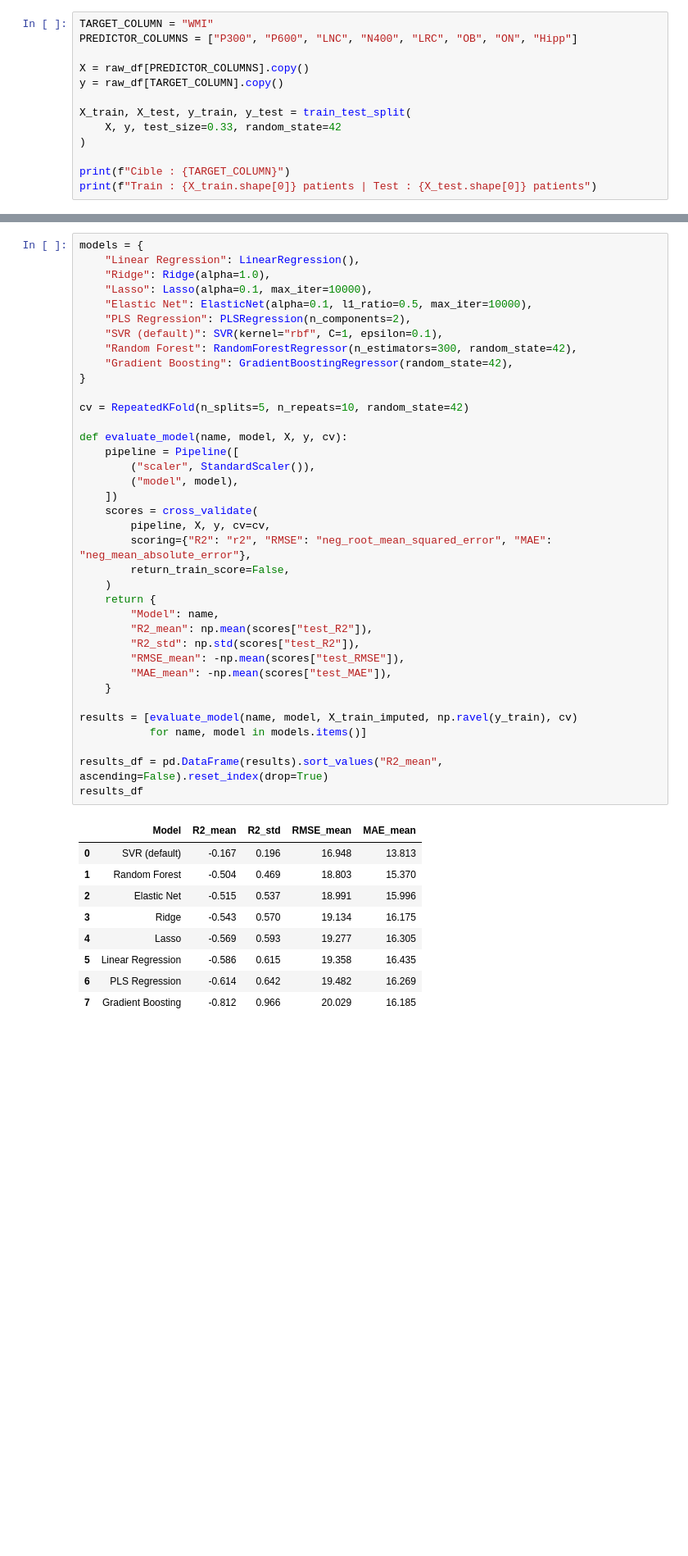
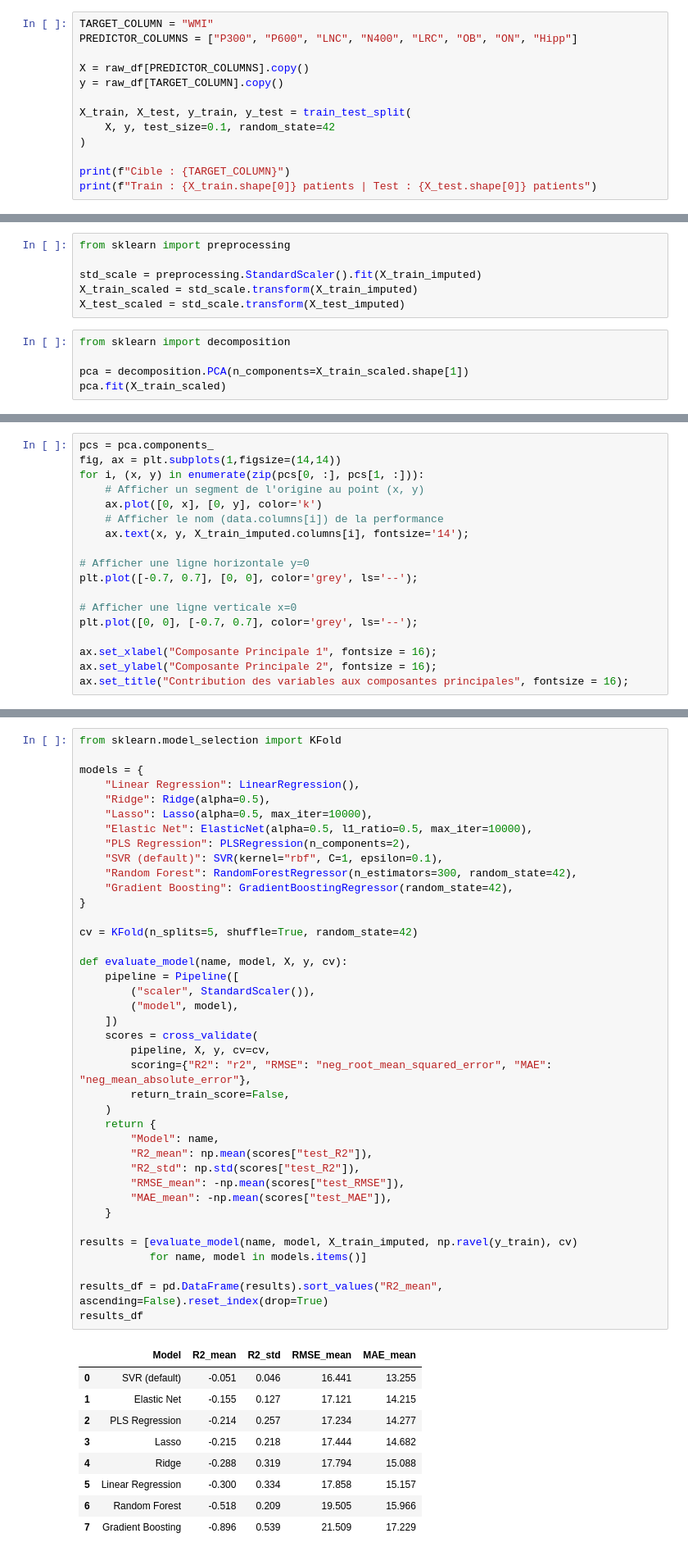
Before and after one commit to Melanie-BarbosaGrange/ProjetNR, a Jupyter notebook: pred_WMI_clean2.ipynb, the cells around one changed output, grey strips where cells are left out. Shown at 82% size. Cells and saved outputs as stored; diff of their text form; blank space fills up the shorter version.

```diff
--- a/pred_WMI_clean2.ipynb
+++ b/pred_WMI_clean2.ipynb
@@ -49,7 +45,7 @@ X = raw_df[PREDICTOR_COLUMNS].copy()
 y = raw_df[TARGET_COLUMN].copy()
 
 X_train, X_test, y_train, y_test = train_test_split(
-    X, y, test_size=0.33, random_state=42
+    X, y, test_size=0.1, random_state=42
 )
 
 print(f"Cible : {TARGET_COLUMN}")
@@ -193,0 +216,11 @@ compare_dist(["N400", "P300", "LRC", "P600", "LNC"])
+# %%
+from sklearn import preprocessing
+
+std_scale = preprocessing.StandardScaler().fit(X_train_imputed)
+X_train_scaled = std_scale.transform(X_train_imputed)
+X_test_scaled = std_scale.transform(X_test_imputed)
+# %%
+from sklearn import decomposition
+
+pca = decomposition.PCA(n_components=X_train_scaled.shape[1])
+pca.fit(X_train_scaled)
@@ -193,0 +261,18 @@ compare_dist(["N400", "P300", "LRC", "P600", "LNC"])
+# %%
+pcs = pca.components_
+fig, ax = plt.subplots(1,figsize=(14,14))
+for i, (x, y) in enumerate(zip(pcs[0, :], pcs[1, :])):
+    # Afficher un segment de l'origine au point (x, y)
+    ax.plot([0, x], [0, y], color='k')
+    # Afficher le nom (data.columns[i]) de la performance
+    ax.text(x, y, X_train_imputed.columns[i], fontsize='14');
+
+# Afficher une ligne horizontale y=0
+plt.plot([-0.7, 0.7], [0, 0], color='grey', ls='--');
+
+# Afficher une ligne verticale x=0
+plt.plot([0, 0], [-0.7, 0.7], color='grey', ls='--');
+
+ax.set_xlabel("Composante Principale 1", fontsize = 16);
+ax.set_ylabel("Composante Principale 2", fontsize = 16);
+ax.set_title("Contribution des variables aux composantes principales", fontsize = 16);
@@ -197,52 +284,54 @@ compare_dist(["N400", "P300", "LRC", "P600", "LNC"])
 Le `StandardScaler` reste dans la `Pipeline` pour être re-fit à chaque pli de la CV.
 Le test (`X_test_imputed`, `y_test`) reste intouché jusqu'à l'évaluation finale.
 # %%
+from sklearn.model_selection import KFold
+
 models = {
     "Linear Regression": LinearRegression(),
-    "Ridge": Ridge(alpha=1.0),
-    "Lasso": Lasso(alpha=0.1, max_iter=10000),
-    "Elastic Net": ElasticNet(alpha=0.1, l1_ratio=0.5, max_iter=10000),
+    "Ridge": Ridge(alpha=0.5),
+    "Lasso": Lasso(alpha=0.5, max_iter=10000),
+    "Elastic Net": ElasticNet(alpha=0.5, l1_ratio=0.5, max_iter=10000),
     "PLS Regression": PLSRegression(n_components=2),
     "SVR (default)": SVR(kernel="rbf", C=1, epsilon=0.1),
     "Random Forest": RandomForestRegressor(n_estimators=300, random_state=42),
     "Gradient Boosting": GradientBoostingRegressor(random_state=42),
 }
 
-cv = RepeatedKFold(n_splits=5, n_repeats=10, random_state=42)
+cv = KFold(n_splits=5, shuffle=True, random_state=42)
 
 def evaluate_model(name, model, X, y, cv):
     pipeline = Pipeline([
         ("scaler", StandardScaler()),
         ("model", model),
     ])
     scores = cross_validate(
         pipeline, X, y, cv=cv,
         scoring={"R2": "r2", "RMSE": "neg_root_mean_squared_error", "MAE": "neg_mean_absolute_error"},
         return_train_score=False,
     )
     return {
         "Model": name,
         "R2_mean": np.mean(scores["test_R2"]),
         "R2_std": np.std(scores["test_R2"]),
         "RMSE_mean": -np.mean(scores["test_RMSE"]),
         "MAE_mean": -np.mean(scores["test_MAE"]),
     }
 
 results = [evaluate_model(name, model, X_train_imputed, np.ravel(y_train), cv)
            for name, model in models.items()]
 
 results_df = pd.DataFrame(results).sort_values("R2_mean", ascending=False).reset_index(drop=True)
 results_df
 # %% [output]
 |  | Model | R2_mean | R2_std | RMSE_mean | MAE_mean |
-| 0 | SVR (default) | -0.167 | 0.196 | 16.948 | 13.813 |
-| 1 | Random Forest | -0.504 | 0.469 | 18.803 | 15.370 |
-| 2 | Elastic Net | -0.515 | 0.537 | 18.991 | 15.996 |
-| 3 | Ridge | -0.543 | 0.570 | 19.134 | 16.175 |
-| 4 | Lasso | -0.569 | 0.593 | 19.277 | 16.305 |
-| 5 | Linear Regression | -0.586 | 0.615 | 19.358 | 16.435 |
-| 6 | PLS Regression | -0.614 | 0.642 | 19.482 | 16.269 |
-| 7 | Gradient Boosting | -0.812 | 0.966 | 20.029 | 16.185 |
+| 0 | SVR (default) | -0.051 | 0.046 | 16.441 | 13.255 |
+| 1 | Elastic Net | -0.155 | 0.127 | 17.121 | 14.215 |
+| 2 | PLS Regression | -0.214 | 0.257 | 17.234 | 14.277 |
+| 3 | Lasso | -0.215 | 0.218 | 17.444 | 14.682 |
+| 4 | Ridge | -0.288 | 0.319 | 17.794 | 15.088 |
+| 5 | Linear Regression | -0.300 | 0.334 | 17.858 | 15.157 |
+| 6 | Random Forest | -0.518 | 0.209 | 19.505 | 15.966 |
+| 7 | Gradient Boosting | -0.896 | 0.539 | 21.509 | 17.229 |
 # %% [markdown]
 ## Optimisation des hyperparamètres du SVR (GridSearchCV)
 
```
Also changed, not shown: parts of 25 cells of this notebook, 1 other file.
